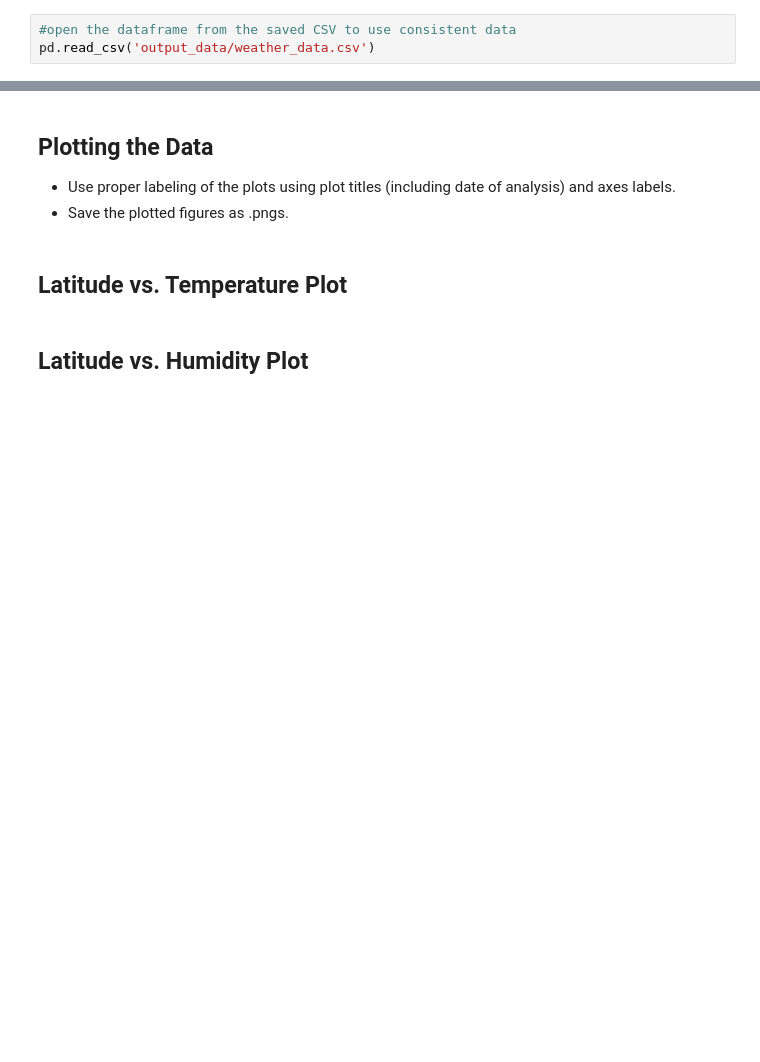
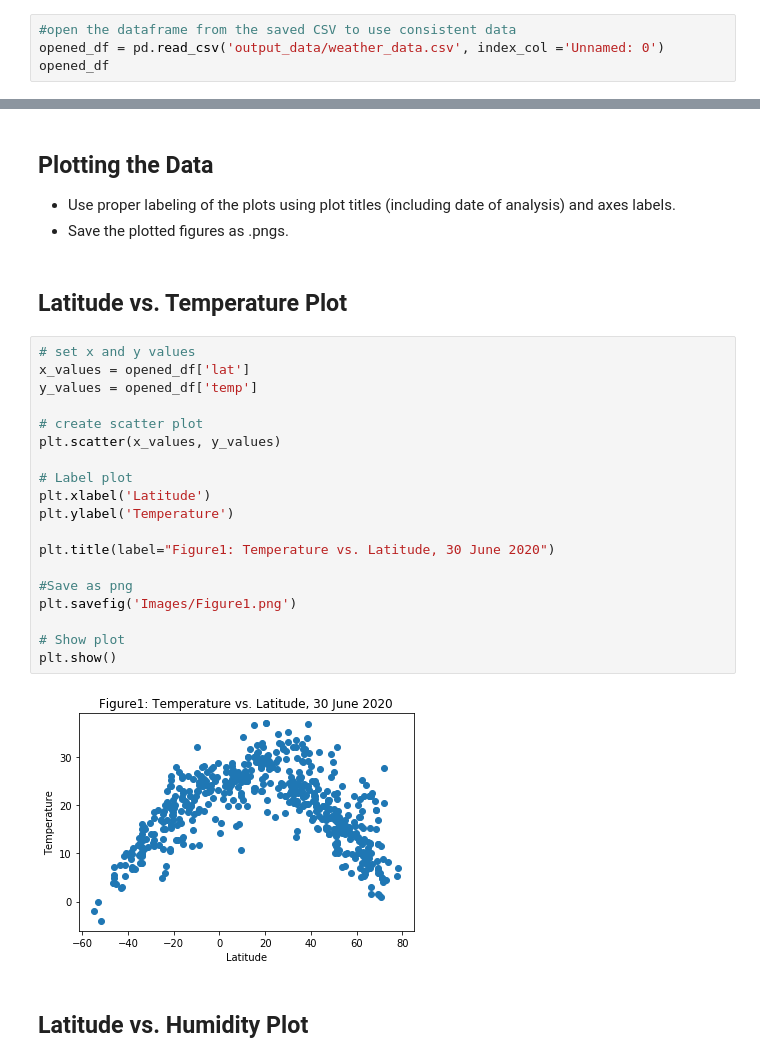
Before and after one commit to markwsutton/API-Challenge, a Jupyter notebook: WeatherPy.ipynb, the cells around one changed output, grey strips where cells are left out. Cells and saved outputs as stored; diff of their text form; blank space fills up the shorter version.

Commit message:
Added scatter plots

```diff
--- a/WeatherPy.ipynb
+++ b/WeatherPy.ipynb
@@ -165,5 +165,6 @@ weather_data.to_csv('output_data/weather_data.csv')
 Skip this step if there are no cities that have humidity > 100%.
 # %%
 #open the dataframe from the saved CSV to use consistent data
-pd.read_csv('output_data/weather_data.csv')
+opened_df = pd.read_csv('output_data/weather_data.csv', index_col ='Unnamed: 0')
+opened_df
 # %% [output]
@@ -196,5 +214,26 @@ pd.read_csv('output_data/weather_data.csv')
 * Save the plotted figures as .pngs.
 # %% [markdown]
 ## Latitude vs. Temperature Plot
+# %%
+# set x and y values
+x_values = opened_df['lat']
+y_values = opened_df['temp']
+
+# create scatter plot
+plt.scatter(x_values, y_values)
+
+# Label plot
+plt.xlabel('Latitude')
+plt.ylabel('Temperature')
+
+plt.title(label="Figure1: Temperature vs. Latitude, 30 June 2020")
+
+#Save as png
+plt.savefig('Images/Figure1.png')
+
+# Show plot
+plt.show()
+# %% [output]
+[figure, added]
 # %% [markdown]
 ## Latitude vs. Humidity Plot
```
Also changed, not shown: parts of 8 cells of this notebook.
